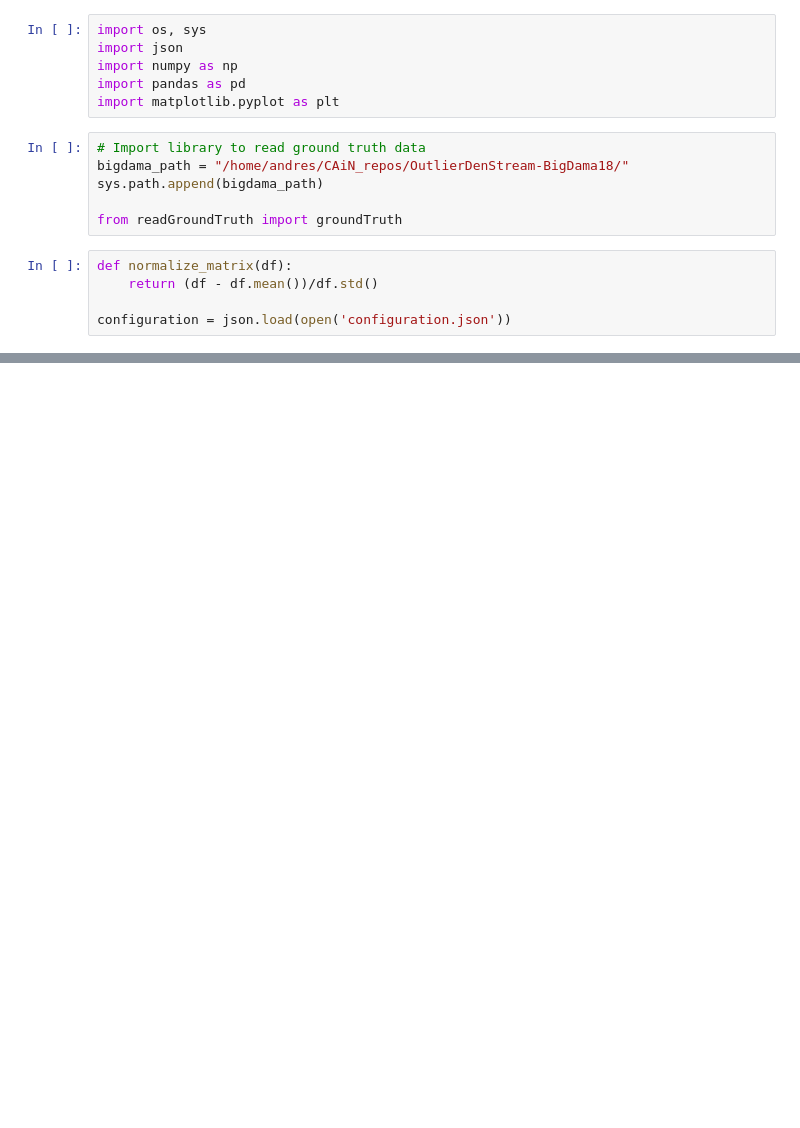
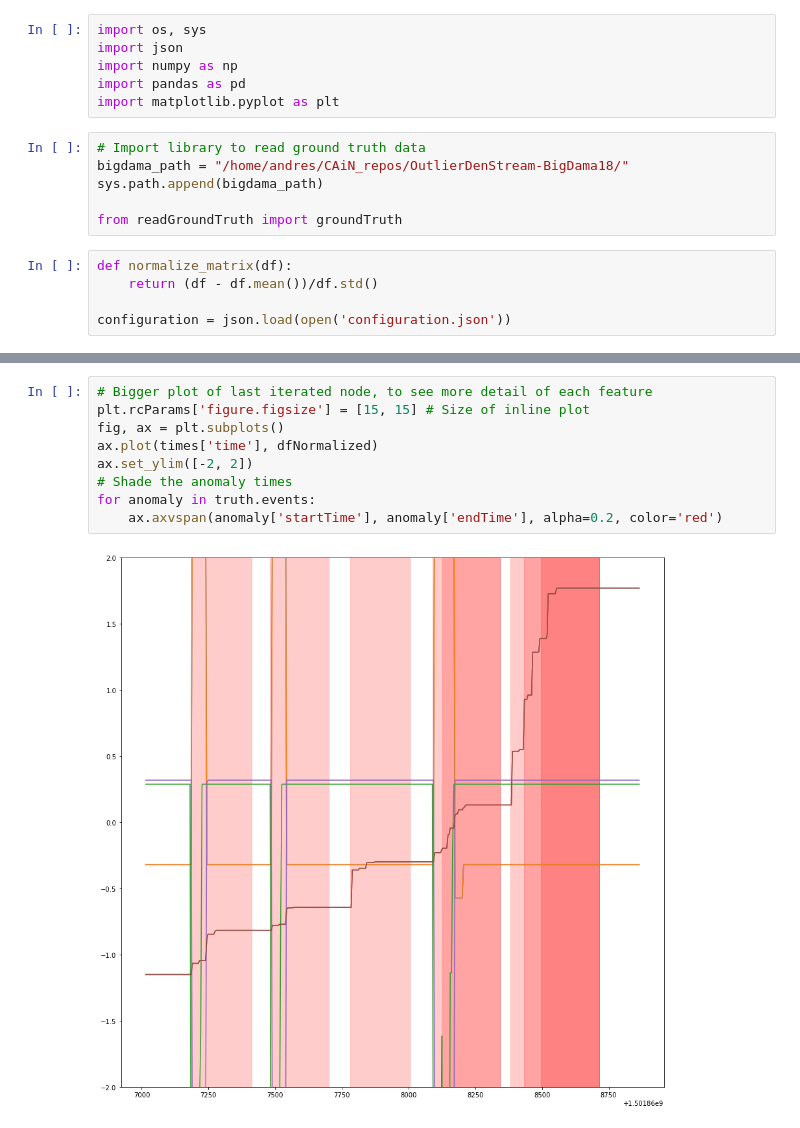
Before and after one commit to glicerico/visualize-telemetry, a Jupyter notebook: notebooks/BigDama.ipynb, the cells around one changed output, grey strips where cells are left out. Cells and saved outputs as stored; diff of their text form; blank space fills up the shorter version.

```diff
--- a/notebooks/BigDama.ipynb
+++ b/notebooks/BigDama.ipynb
@@ -130,3 +130,14 @@ Node:spine4; entries: 348
+# %%
+# Bigger plot of last iterated node, to see more detail of each feature
+plt.rcParams['figure.figsize'] = [15, 15] # Size of inline plot
+fig, ax = plt.subplots()
+ax.plot(times['time'], dfNormalized)
+ax.set_ylim([-2, 2])
+# Shade the anomaly times
+for anomaly in truth.events:
+    ax.axvspan(anomaly['startTime'], anomaly['endTime'], alpha=0.2, color='red')
+# %% [output]
+[figure, added]
 # %%
 # Create and plot Series with vector length
 
```
Also changed, not shown: parts of 4 cells of this notebook, 1 other file.
